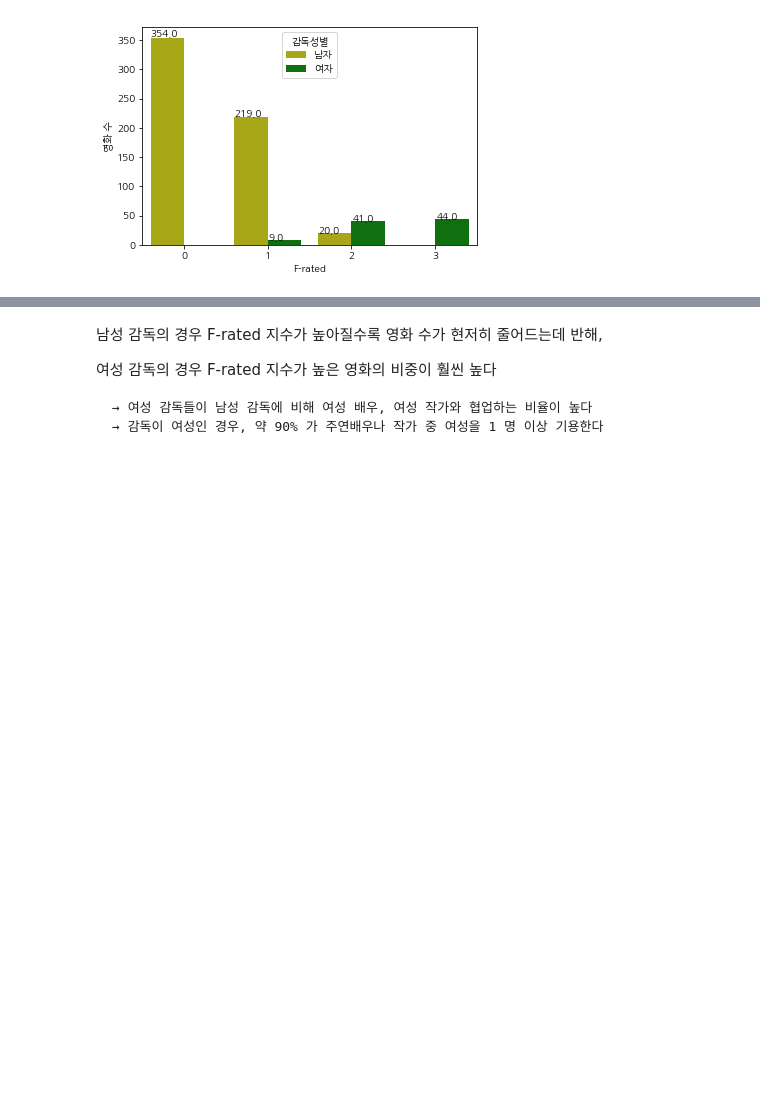
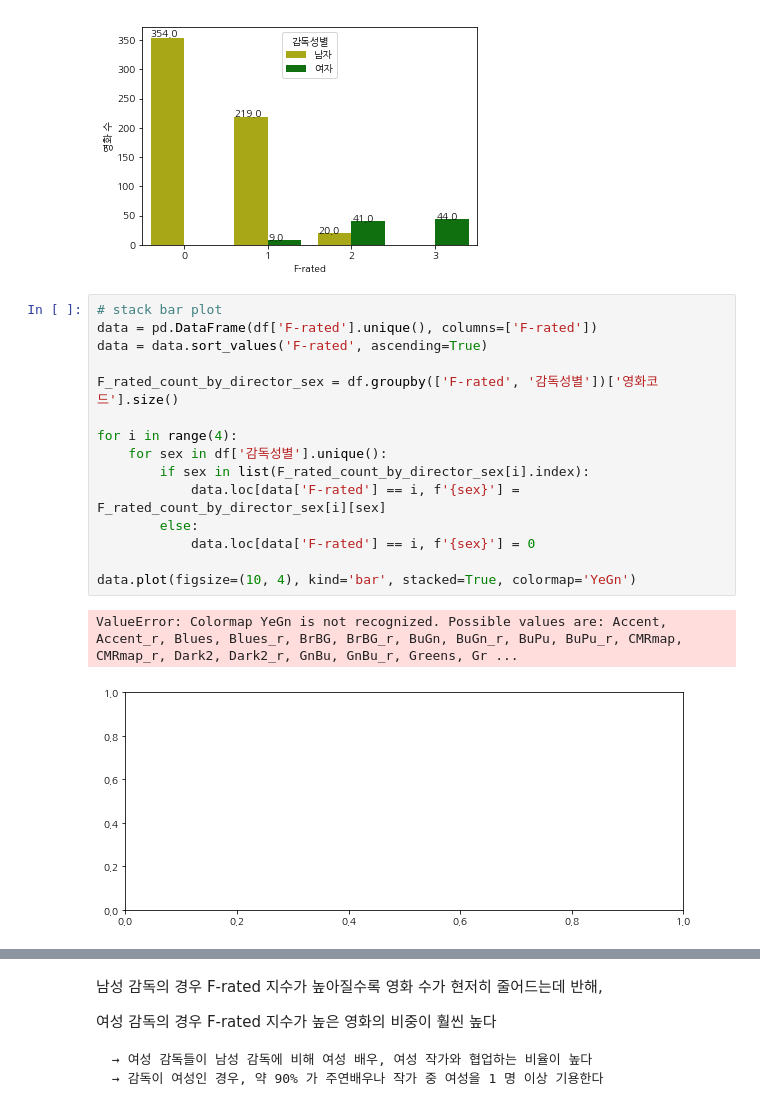
Before and after one commit to kim4pb/Female-led-Korean-Films, a Jupyter notebook: 03.ButterKnife/F-rated_성비_연도별_상영횟수등급.ipynb, the cells around one changed output, grey strips where cells are left out. Saved outputs shown, nothing was run; the diff lists cells and outputs as text; blank space fills up the shorter version.

Commit message:
2019-11-20 stack bar plot 추가 작업할 것 표시

```diff
--- a/03.ButterKnife/F-rated_성비_연도별_상영횟수등급.ipynb
+++ b/03.ButterKnife/F-rated_성비_연도별_상영횟수등급.ipynb
@@ -91,6 +91,24 @@ for p in ax.patches:
     ax.annotate(str(p.get_height()), (p.get_x() * 1.005, p.get_height() * 1.01))
 # %% [output]
 [figure]
+# %%
+# stack bar plot
+data = pd.DataFrame(df['F-rated'].unique(), columns=['F-rated'])
+data = data.sort_values('F-rated', ascending=True)
+
+F_rated_count_by_director_sex = df.groupby(['F-rated', '감독성별'])['영화코드'].size()
+
+for i in range(4):
+    for sex in df['감독성별'].unique():
+        if sex in list(F_rated_count_by_director_sex[i].index):
+            data.loc[data['F-rated'] == i, f'{sex}'] = F_rated_count_by_director_sex[i][sex]
+        else:
+            data.loc[data['F-rated'] == i, f'{sex}'] = 0
+
+data.plot(figsize=(10, 4), kind='bar', stacked=True, colormap='YeGn')
+# %% [output]
+ValueError: Colormap YeGn is not recognized. Possible values are: Accent, Accent_r, Blues, Blues_r, BrBG, BrBG_r, BuGn, BuGn_r, BuPu, BuPu_r, CMRmap, CMRmap_r, Dark2, Dark2_r, GnBu, GnBu_r, Greens, Gr ...
+[figure, added]
 # %%
 # stack bar plot
 data = pd.DataFrame(df['감독성별'].unique(), columns=['감독성별'])
```
Also changed, not shown: parts of 2 cells of this notebook.
